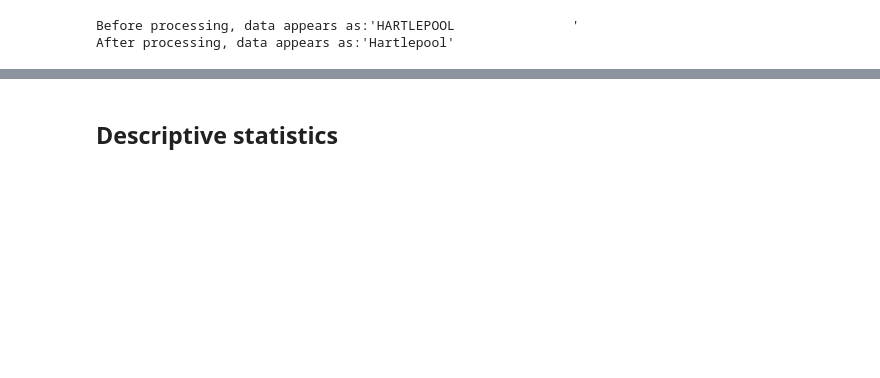
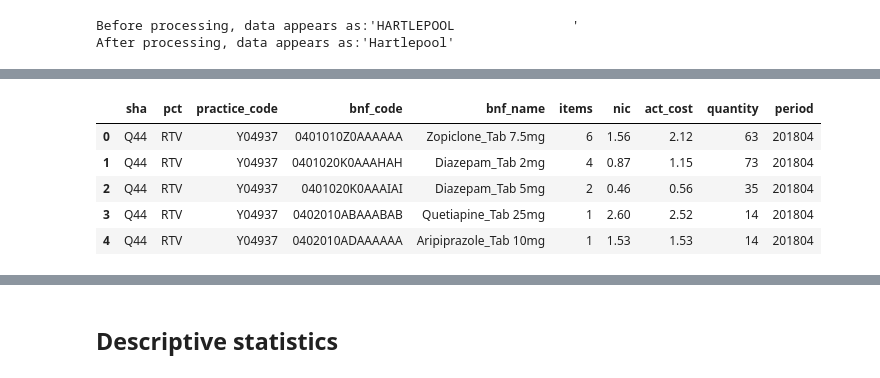
Before and after one commit to gtdalton/Health-Data-Science-MSc, a Jupyter notebook: General Practice Prescribing.ipynb, the cells around one changed output, grey strips where cells are left out. Saved outputs shown, nothing was run; the diff lists cells and outputs as text; code cells hidden in the pictures; blank space fills up the shorter version.

```diff
--- a/General Practice Prescribing.ipynb
+++ b/General Practice Prescribing.ipynb
@@ -74,0 +97,9 @@ After processing, data appears as:'Hartlepool'
+# %%
+prescribing_df.head()
+# %% [output]
+|  | sha | pct | practice_code | bnf_code | bnf_name | items | nic | act_cost | quantity | period |
+| 0 | Q44 | RTV | Y04937 | 0401010Z0AAAAAA | Zopiclone_Tab 7.5mg | 6 | 1.56 | 2.12 | 63 | 201804 |
+| 1 | Q44 | RTV | Y04937 | 0401020K0AAAHAH | Diazepam_Tab 2mg | 4 | 0.87 | 1.15 | 73 | 201804 |
+| 2 | Q44 | RTV | Y04937 | 0401020K0AAAIAI | Diazepam_Tab 5mg | 2 | 0.46 | 0.56 | 35 | 201804 |
+| 3 | Q44 | RTV | Y04937 | 0402010ABAAABAB | Quetiapine_Tab 25mg | 1 | 2.60 | 2.52 | 14 | 201804 |
+| 4 | Q44 | RTV | Y04937 | 0402010ADAAAAAA | Aripiprazole_Tab 10mg | 1 | 1.53 | 1.53 | 14 | 201804 |
```
Also changed, not shown: parts of 43 cells of this notebook.
